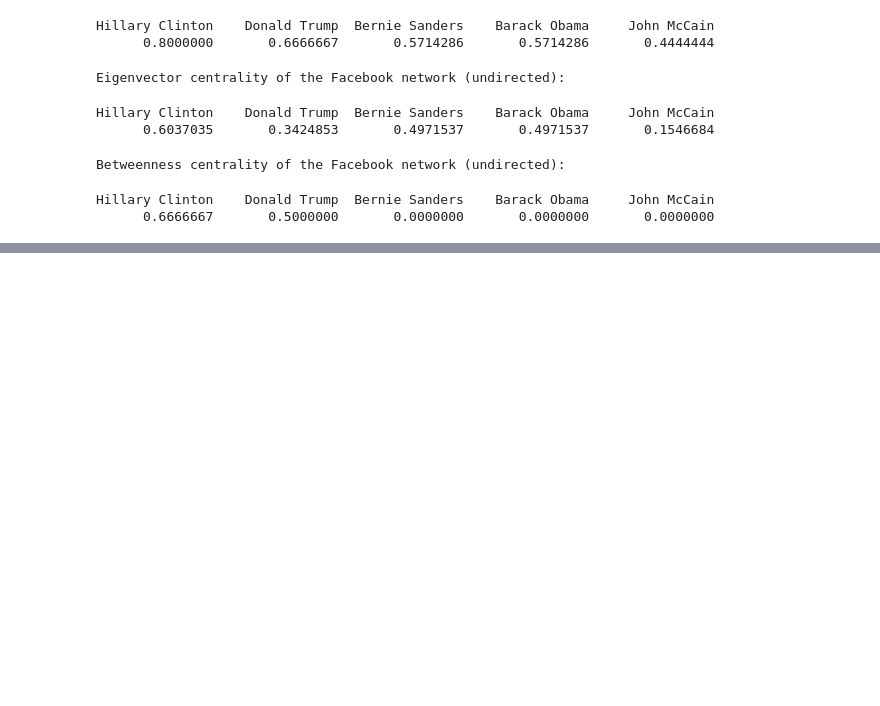
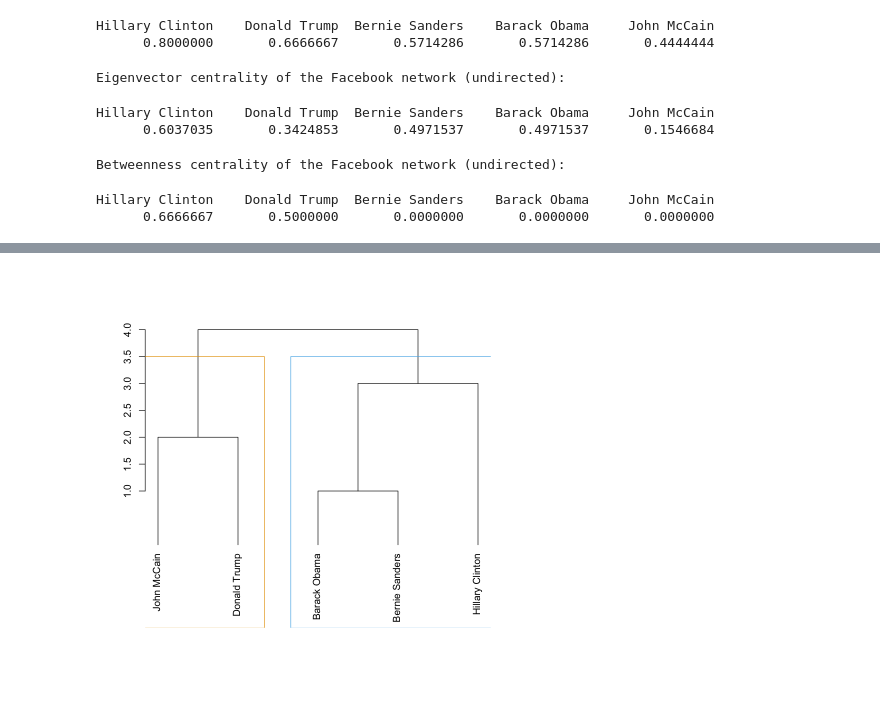
Before and after one commit to ccs-amsterdam/ccsbook, a Jupyter notebook: chapter14/sna_r.ipynb, the cells around one changed output, grey strips where cells are left out. Drawn from its saved outputs; the diff is of its cells as text; code cells hidden in the pictures; blank space fills up the shorter version.

```diff
--- a/chapter14/sna_r.ipynb
+++ b/chapter14/sna_r.ipynb
@@ -186,0 +211,5 @@ plot(g2, vertex.label.cex = 2, vertex.size=degree(g2, normalized = T)*40, vertex
+# %%
+cluster1 = cluster_edge_betweenness(g1)
+dendPlot(cluster1, mode="hclust")
+# %% [output]
+[figure, added]
```
Also changed, not shown: parts of 17 cells of this notebook, 5 other files.
